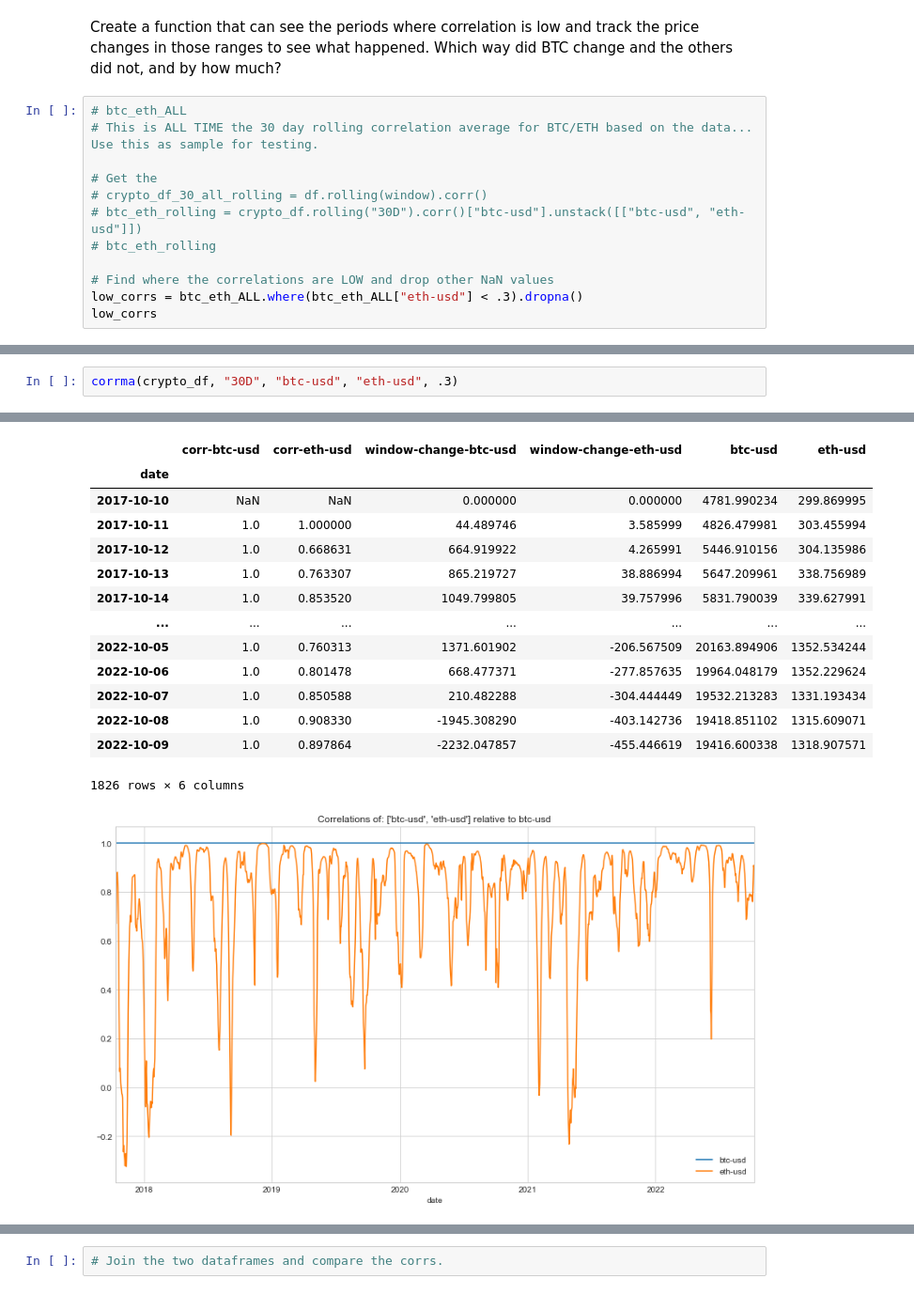
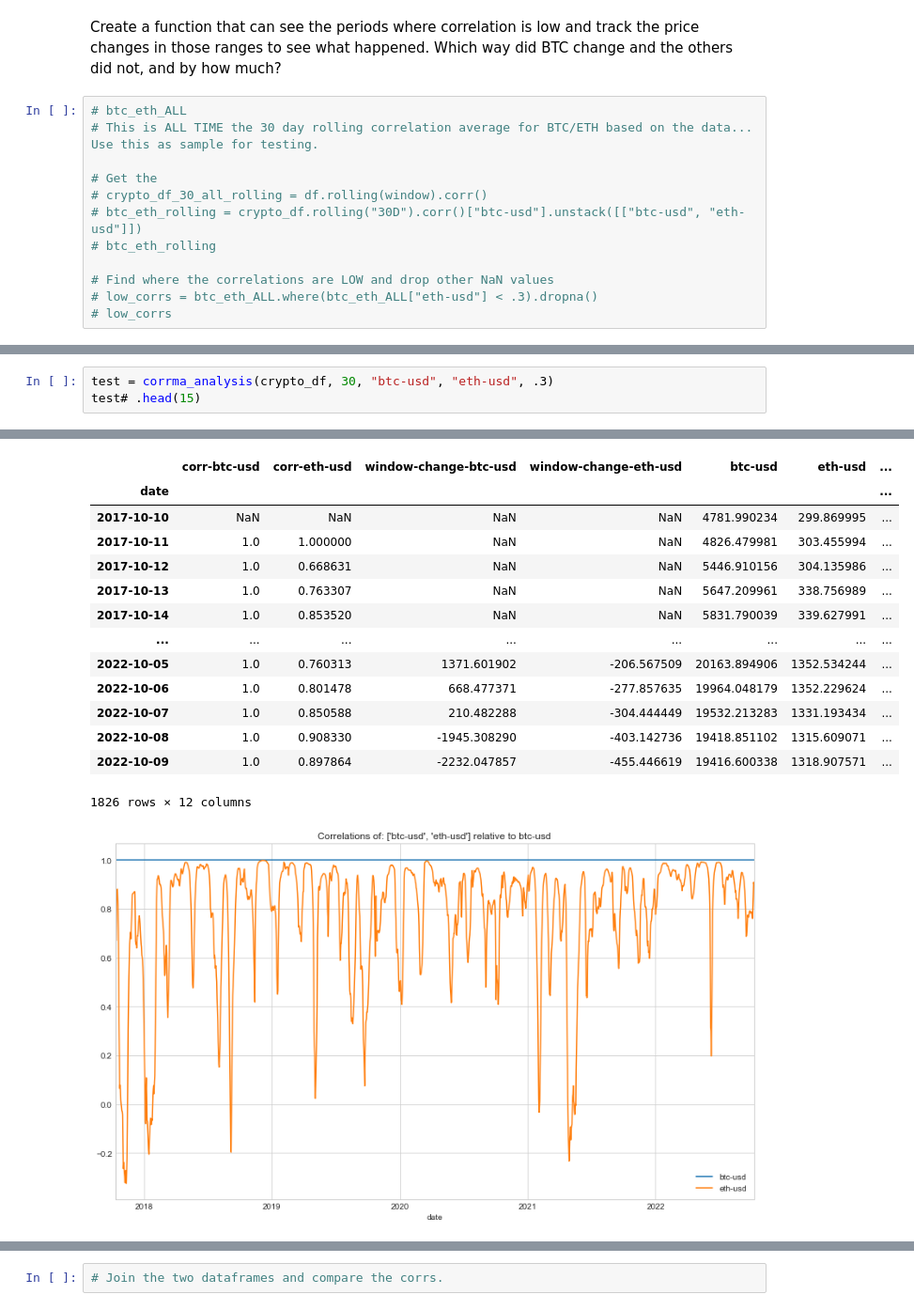
Before and after one commit to joshcaskie/478-marketbusters, a Jupyter notebook: crypto/Large Cap Crypto Correlation.ipynb, the cells around one changed output, grey strips where cells are left out. Shown at 94% size. Drawn from its saved outputs; the diff is of its cells as text.

Commit message:
corrma_analysis method Plots done!
Functional plotting is done! This is great. Now to add some checking of the data.

```diff
--- a/crypto/Large Cap Crypto Correlation.ipynb
+++ b/crypto/Large Cap Crypto Correlation.ipynb
@@ -320,5 +322,5 @@ Create a function that can see the periods where correlation is low and track th
 # btc_eth_rolling
 
 # Find where the correlations are LOW and drop other NaN values
-low_corrs = btc_eth_ALL.where(btc_eth_ALL["eth-usd"] < .3).dropna()
-low_corrs
+# low_corrs = btc_eth_ALL.where(btc_eth_ALL["eth-usd"] < .3).dropna()
+# low_corrs
@@ -361,3 +464,4 @@ def corrma(df, window, independent, dependent, corr_ratio):
 # %%
-corrma(crypto_df, "30D", "btc-usd", "eth-usd", .3)
+test = corrma_analysis(crypto_df, 30, "btc-usd", "eth-usd", .3)
+test# .head(15)
 # %% [output]
@@ -364,15 +477,15 @@ corrma(crypto_df, "30D", "btc-usd", "eth-usd", .3)
-|  | corr-btc-usd | corr-eth-usd | window-change-btc-usd | window-change-eth-usd | btc-usd | eth-usd |
-| date |  |  |  |  |  |  |
-| 2017-10-10 | NaN | NaN | 0.000000 | 0.000000 | 4781.990234 | 299.869995 |
-| 2017-10-11 | 1.0 | 1.000000 | 44.489746 | 3.585999 | 4826.479981 | 303.455994 |
-| 2017-10-12 | 1.0 | 0.668631 | 664.919922 | 4.265991 | 5446.910156 | 304.135986 |
-| 2017-10-13 | 1.0 | 0.763307 | 865.219727 | 38.886994 | 5647.209961 | 338.756989 |
-| 2017-10-14 | 1.0 | 0.853520 | 1049.799805 | 39.757996 | 5831.790039 | 339.627991 |
-| ... | ... | ... | ... | ... | ... | ... |
-| 2022-10-05 | 1.0 | 0.760313 | 1371.601902 | -206.567509 | 20163.894906 | 1352.534244 |
-| 2022-10-06 | 1.0 | 0.801478 | 668.477371 | -277.857635 | 19964.048179 | 1352.229624 |
-| 2022-10-07 | 1.0 | 0.850588 | 210.482288 | -304.444449 | 19532.213283 | 1331.193434 |
-| 2022-10-08 | 1.0 | 0.908330 | -1945.308290 | -403.142736 | 19418.851102 | 1315.609071 |
-| 2022-10-09 | 1.0 | 0.897864 | -2232.047857 | -455.446619 | 19416.600338 | 1318.907571 |
+|  | corr-btc-usd | corr-eth-usd | window-change-btc-usd | window-change-eth-usd | btc-usd | eth-usd | ... |
+| date |  |  |  |  |  |  | ... |
+| 2017-10-10 | NaN | NaN | NaN | NaN | 4781.990234 | 299.869995 | ... |
+| 2017-10-11 | 1.0 | 1.000000 | NaN | NaN | 4826.479981 | 303.455994 | ... |
+| 2017-10-12 | 1.0 | 0.668631 | NaN | NaN | 5446.910156 | 304.135986 | ... |
+| 2017-10-13 | 1.0 | 0.763307 | NaN | NaN | 5647.209961 | 338.756989 | ... |
+| 2017-10-14 | 1.0 | 0.853520 | NaN | NaN | 5831.790039 | 339.627991 | ... |
+| ... | ... | ... | ... | ... | ... | ... | ... |
+| 2022-10-05 | 1.0 | 0.760313 | 1371.601902 | -206.567509 | 20163.894906 | 1352.534244 | ... |
+| 2022-10-06 | 1.0 | 0.801478 | 668.477371 | -277.857635 | 19964.048179 | 1352.229624 | ... |
+| 2022-10-07 | 1.0 | 0.850588 | 210.482288 | -304.444449 | 19532.213283 | 1331.193434 | ... |
+| 2022-10-08 | 1.0 | 0.908330 | -1945.308290 | -403.142736 | 19418.851102 | 1315.609071 | ... |
+| 2022-10-09 | 1.0 | 0.897864 | -2232.047857 | -455.446619 | 19416.600338 | 1318.907571 | ... |
-1826 rows × 6 columns
+1826 rows × 12 columns
 [figure]
```
Also changed, not shown: parts of 19 cells of this notebook.
